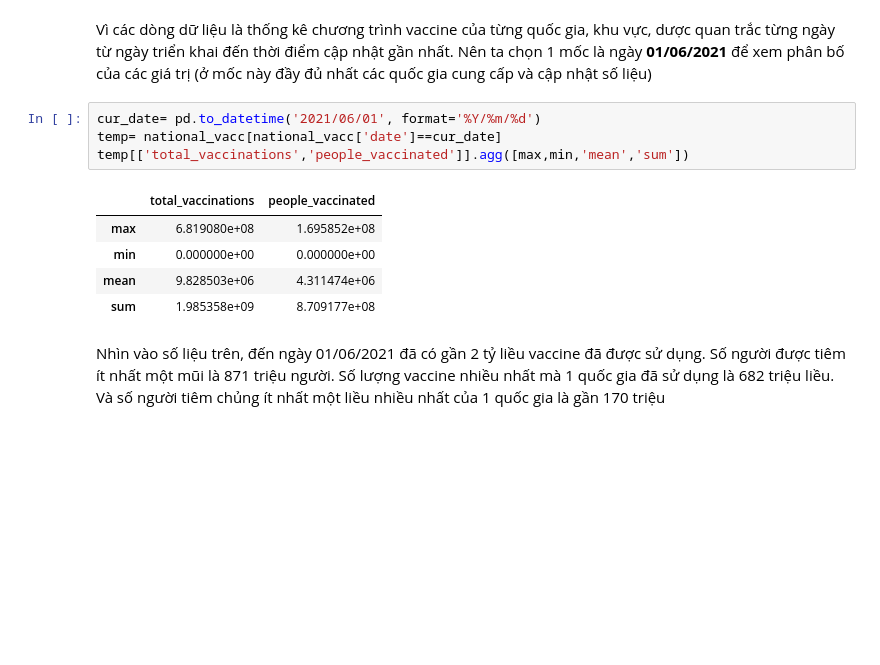
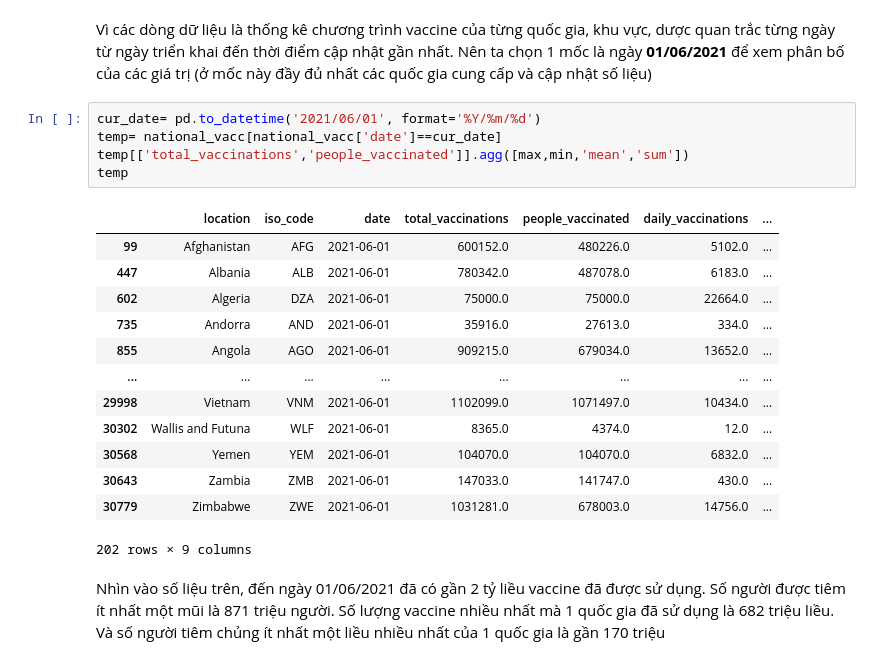
Before and after one commit to FinalProject-P4DS/FinalProject-P4DS, a Jupyter notebook: Final_Project-P4DS.ipynb, the cells around one changed output. Saved outputs shown, nothing was run; the diff lists cells and outputs as text; blank space fills up the shorter version.

```diff
--- a/Final_Project-P4DS.ipynb
+++ b/Final_Project-P4DS.ipynb
@@ -328,13 +281,22 @@ Vì các dòng dữ liệu là thống kê chương trình vaccine của từng
 # %%
 cur_date= pd.to_datetime('2021/06/01', format='%Y/%m/%d')
 temp= national_vacc[national_vacc['date']==cur_date]
 temp[['total_vaccinations','people_vaccinated']].agg([max,min,'mean','sum'])
+temp
 # %% [output]
-|  | total_vaccinations | people_vaccinated |
-| max | 6.819080e+08 | 1.695852e+08 |
-| min | 0.000000e+00 | 0.000000e+00 |
-| mean | 9.828503e+06 | 4.311474e+06 |
-| sum | 1.985358e+09 | 8.709177e+08 |
+|  | location | iso_code | date | total_vaccinations | people_vaccinated | daily_vaccinations | ... |
+| 99 | Afghanistan | AFG | 2021-06-01 | 600152.0 | 480226.0 | 5102.0 | ... |
+| 447 | Albania | ALB | 2021-06-01 | 780342.0 | 487078.0 | 6183.0 | ... |
+| 602 | Algeria | DZA | 2021-06-01 | 75000.0 | 75000.0 | 22664.0 | ... |
+| 735 | Andorra | AND | 2021-06-01 | 35916.0 | 27613.0 | 334.0 | ... |
+| 855 | Angola | AGO | 2021-06-01 | 909215.0 | 679034.0 | 13652.0 | ... |
+| ... | ... | ... | ... | ... | ... | ... | ... |
+| 29998 | Vietnam | VNM | 2021-06-01 | 1102099.0 | 1071497.0 | 10434.0 | ... |
+| 30302 | Wallis and Futuna | WLF | 2021-06-01 | 8365.0 | 4374.0 | 12.0 | ... |
+| 30568 | Yemen | YEM | 2021-06-01 | 104070.0 | 104070.0 | 6832.0 | ... |
+| 30643 | Zambia | ZMB | 2021-06-01 | 147033.0 | 141747.0 | 430.0 | ... |
+| 30779 | Zimbabwe | ZWE | 2021-06-01 | 1031281.0 | 678003.0 | 14756.0 | ... |
+202 rows × 9 columns
 # %% [markdown]
 Nhìn vào số liệu trên, đến ngày 01/06/2021 đã có gần 2 tỷ liều vaccine đã được sử dụng. Số người được tiêm ít nhất một mũi là 871 triệu người. Số lượng vaccine nhiều nhất mà 1 quốc gia đã sử dụng là 682 triệu liều. Và  số người tiêm chủng ít nhất một liều nhiều nhất của 1 quốc gia là gần 170 triệu
 # %%
```
Also changed, not shown: parts of 105 cells of this notebook.
